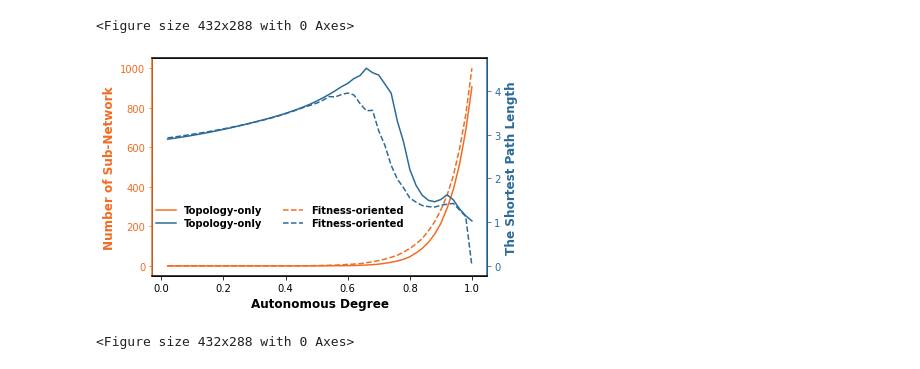
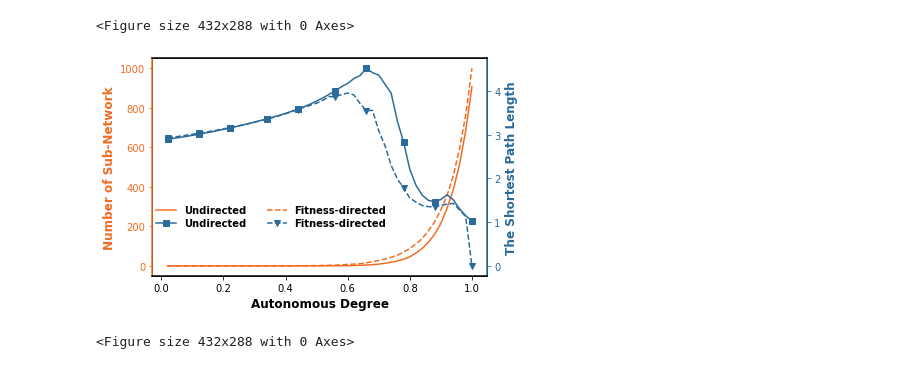
Before and after one commit to GrandJune/DAOs, a Jupyter notebook: RandomNet/DHA/Evaluator.ipynb, the cells around one changed output. Cells and saved outputs as stored; diff of their text form; code cells hidden in the pictures.

```diff
--- a/RandomNet/DHA/Evaluator.ipynb
+++ b/RandomNet/DHA/Evaluator.ipynb
@@ -149,36 +149,40 @@ ax1.set_ylabel("Number of Sub-Network", fontweight='bold', color="black", fontsi
 ax2=ax1.twinx()
 ax2.set_ylabel("The Shortest Path Length", fontweight='bold', color="black", fontsize=12)
 
 ax2.spines['left'].set_color(nature_orange) # left y-axis
 ax1.yaxis.label.set_color(nature_orange) # left y-axis labels
 ax1.tick_params(axis='y', colors=nature_orange) # left y-axis params
 ax2.spines['right'].set_color(nature_blue) # right y-axis
 ax2.yaxis.label.set_color(nature_blue)  # right y-axis labels
 ax2.tick_params(axis='y', colors=nature_blue) # right y-axis params
 
 ax2.spines["left"].set_linewidth(1.5)
 ax2.spines["right"].set_linewidth(1.5)
 ax2.spines["top"].set_linewidth(1.5)
 ax2.spines["bottom"].set_linewidth(1.5)
 
-line_1 = ax1.plot(x, isolation_1, "-", color=nature_orange, label="Topology-only")
-line_2 = ax1.plot(x, isolation_2, "--", color = nature_orange, label="Fitness-oriented")
+num_markers = 10
+# Calculate indices for marker positions
+marker_positions = np.linspace(0, len(x) - 1, num=num_markers, dtype=int)
 
-line_3 = ax2.plot(x, distance_1, "-", color= nature_blue, label="Topology-only")
-line_4 = ax2.plot(x, distance_2, "--", color = nature_blue, label="Fitness-oriented")
+line_1 = ax1.plot(x, isolation_1, "-", color=nature_orange, label="Undirected")
+line_2 = ax1.plot(x, isolation_2, "--", color = nature_orange, label="Fitness-directed")
+
+line_3 = ax2.plot(x, distance_1, "-s", color= nature_blue, label="Undirected", markevery=marker_positions)
+line_4 = ax2.plot(x, distance_2, "--v", color = nature_blue, label="Fitness-directed", markevery=marker_positions)
 
 lines_1 = line_1 + line_2
 labs_1 = [l.get_label() for l in lines_1]
 ax1.legend(lines_1, labs_1, frameon=False, fontsize=12, loc=(0, 0.26),  ncol=3, prop=legend_properties)
 
 lines_2 =  line_3 + line_4
 labs_2 = [l.get_label() for l in lines_1]
 
 ax2.legend(lines_2, labs_2, frameon=False, fontsize=12, loc=(0, 0.20),  ncol=3, prop=legend_properties)
 
 plt.savefig(data_folder + r"\Autonomy_2_Isolation.png", transparent=True, dpi=300, bbox_inches='tight')
 plt.show()
 plt.clf()
 # %% [output]
-[figure, old version]
+[figure, new version]
 <Figure size 432x288 with 0 Axes>
```
Also changed, not shown: 2 other files.
